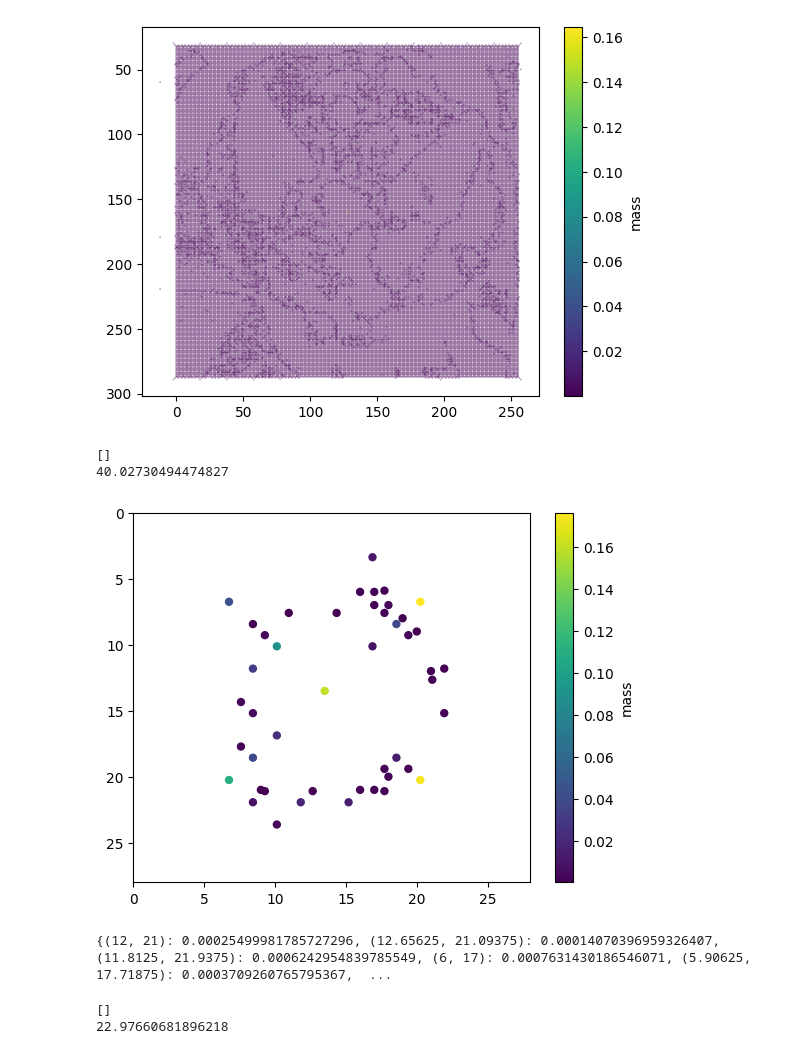
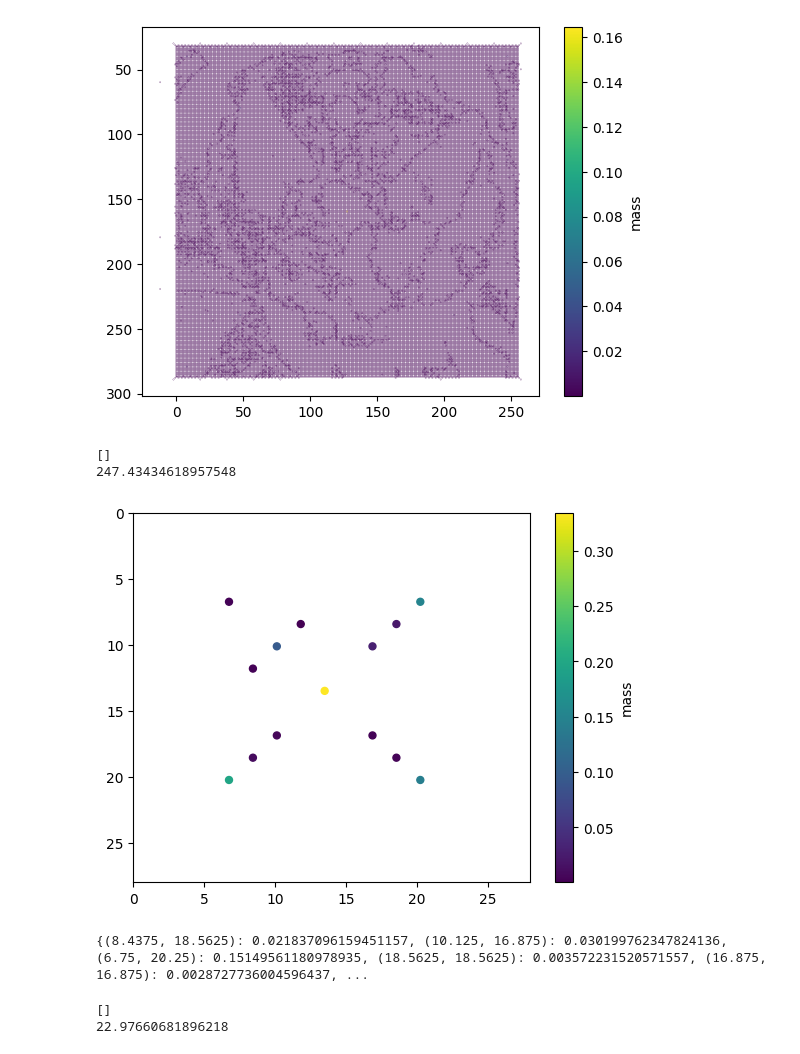
Before and after one commit to ethanyc04/csplus-ot, a Jupyter notebook: barycenter_testing.ipynb, the cells around one changed output. Saved outputs shown, nothing was run; the diff lists cells and outputs as text; code cells hidden in the pictures.

```diff
--- a/barycenter_testing.ipynb
+++ b/barycenter_testing.ipynb
@@ -472,31 +473,31 @@ plotbarycenter(barycenter)
 # %%
 #test on mnist zeros
 
 import glob
 zero_images = []
 for filename in glob.glob('testing images/mnist_zeros/*.png'):
     im = np.array(Image.open(filename))
     normalized_im = normalize_image(im)
     zero_images.append(normalized_im)
-zero_image_points, zero_image_size = images_to_points(zero_images[:10])
+zero_image_points, zero_image_size = images_to_points(zero_images[:50])
 
 cost = 0
 barycenter = {}
 mnist_sq_x, mnist_sq_y, mnist_sq2_l = getboundingbox(zero_image_points)
 mnist_sq = square(mnist_sq_x, mnist_sq_y, mnist_sq2_l)
 mnist_qtree0 = quadtree(mnist_sq, 1)
 for p in zero_image_points:
     mnist_qtree0.insert(p)
 mnist_qtree0.killemptychildren()
 print(simple_barycenter(mnist_qtree0, euclid_dist))
 print(cost)
 plotbarycenter(barycenter, 100, zero_image_size)
 print(barycenter)
 # %% [output]
 []
-40.02730494474827
+247.43434618957548
-[figure, old version]
+[figure, new version]
-{(12, 21): 0.00025499981785727296, (12.65625, 21.09375): 0.00014070396959326407, (11.8125, 21.9375): 0.0006242954839785549, (6, 17): 0.0007631430186546071, (5.90625, 17.71875): 0.0003709260765795367,  ...
+{(8.4375, 18.5625): 0.021837096159451157, (10.125, 16.875): 0.030199762347824136, (6.75, 20.25): 0.15149561180978935, (18.5625, 18.5625): 0.003572231520571557, (16.875, 16.875): 0.0028727736004596437, ...
 # %%
 #test with mnist ones
 
```
Also changed, not shown: parts of 7 cells of this notebook.
